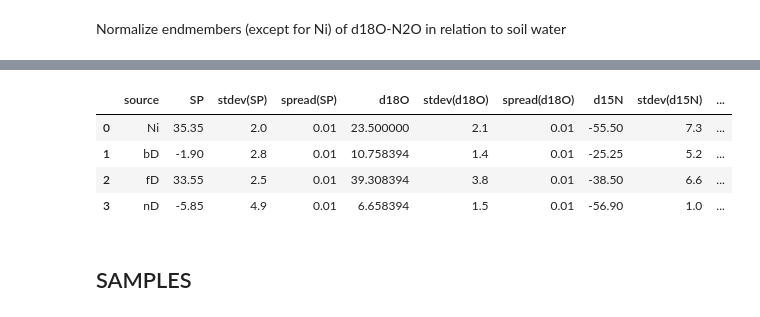
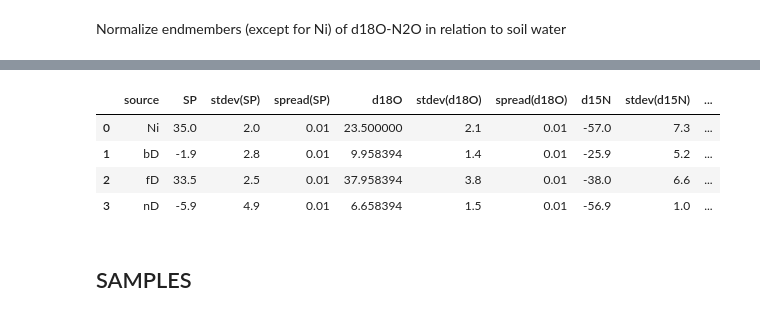
Before and after one commit to fabioturc/n2o-wheat-drivers-sources, a Jupyter notebook: notebooks/SOURCES_01_prep_inputs_FRAME.ipynb, the cells around one changed output, grey strips where cells are left out. Drawn from its saved outputs; the diff is of its cells as text; code cells hidden in the pictures.

```diff
--- a/notebooks/SOURCES_01_prep_inputs_FRAME.ipynb
+++ b/notebooks/SOURCES_01_prep_inputs_FRAME.ipynb
@@ -73,6 +82,7 @@ sources_norm = sources.copy()
 for p in processes:
     sources_norm.loc[(sources_norm['delta'] == 'd18O') & (sources_norm['source'] == p), 'min'] = sources.loc[(sources['delta'] == 'd18O') & (sources['source'] == p), 'min'] + d18O_soil_water
     sources_norm.loc[(sources_norm['delta'] == 'd18O') & (sources_norm['source'] == p), 'max'] = sources.loc[(sources['delta'] == 'd18O') & (sources['source'] == p), 'max'] + d18O_soil_water
+    sources_norm.loc[(sources_norm['delta'] == 'd18O') & (sources_norm['source'] == p), 'mean'] = sources.loc[(sources['delta'] == 'd18O') & (sources['source'] == p), 'mean'] + d18O_soil_water
 
 sources_norm
 # %% [output]
@@ -96,41 +106,39 @@ Average soil water d18O is -9.241605815533335
 # %%
-# Calculate the mean of endmembers range from min max reported by Yu et al. (2020)
-sources_norm['mean'] = (sources_norm['min'] + sources_norm['max'])/2
-sources_norm['spread'] = np.abs((sources_norm['max'] - sources_norm['min'])/2)
-sources_norm['spread'] = 0.01 # use stddev instead of spread --> set spread to 0.01 to avoid bug
-#sources_norm['stdev'] = 0
+# sources_norm['spread'] = np.abs((sources_norm['max'] - sources_norm['min'])/2) # use this if you want to use spread instead of stddev
+sources_norm['spread'] = 0.01 # use stddev instead of spread --> set spread to 0.01 to avoid bug of the software
+#sources_norm['stdev'] = 0.01 # to use spread instead of stddev
 
 # Pivot the DataFrame
 pivot_mean = sources_norm.pivot_table(index='source', columns='delta', values='mean').reset_index()
 pivot_stdev = sources_norm.pivot_table(index='source', columns='delta', values='stdev').reset_index()
 pivot_spread = sources_norm.pivot_table(index='source', columns='delta', values='spread').reset_index()
 
 # Create a new DataFrame for the required FRAME source input format
 sources_df = pivot_mean.copy()
 sources_df.columns.name = None
 
 # Add the 'spread' columns to `sources_df`
 for col in pivot_spread.columns[1:]:  # Skip the 'source' column
     sources_df[f'spread({col})'] = pivot_spread[col]
 
 # Add 'stdev' columns
 for col in pivot_stdev.columns[1:]:  # Skip the 'source' column
     sources_df[f'stdev({col})'] = pivot_stdev[col]
 
 # Optionally reorder columns to match your desired format
 ordered_columns = ['source']
 for delta in sources['delta'].unique():
     ordered_columns += [delta, f'stdev({delta})', f'spread({delta})']
 
 sources_df = sources_df[ordered_columns]
 
 sources_df
 # %% [output]
 |  | source | SP | stdev(SP) | spread(SP) | d18O | stdev(d18O) | spread(d18O) | d15N | stdev(d15N) | ... |
-| 0 | Ni | 35.35 | 2.0 | 0.01 | 23.500000 | 2.1 | 0.01 | -55.50 | 7.3 | ... |
-| 1 | bD | -1.90 | 2.8 | 0.01 | 10.758394 | 1.4 | 0.01 | -25.25 | 5.2 | ... |
-| 2 | fD | 33.55 | 2.5 | 0.01 | 39.308394 | 3.8 | 0.01 | -38.50 | 6.6 | ... |
-| 3 | nD | -5.85 | 4.9 | 0.01 | 6.658394 | 1.5 | 0.01 | -56.90 | 1.0 | ... |
+| 0 | Ni | 35.0 | 2.0 | 0.01 | 23.500000 | 2.1 | 0.01 | -57.0 | 7.3 | ... |
+| 1 | bD | -1.9 | 2.8 | 0.01 | 9.958394 | 1.4 | 0.01 | -25.9 | 5.2 | ... |
+| 2 | fD | 33.5 | 2.5 | 0.01 | 37.958394 | 3.8 | 0.01 | -38.0 | 6.6 | ... |
+| 3 | nD | -5.9 | 4.9 | 0.01 | 6.658394 | 1.5 | 0.01 | -56.9 | 1.0 | ... |
 # %% [markdown]
 ## SAMPLES
 # %% [markdown]
```
Also changed, not shown: parts of 4 cells of this notebook.
